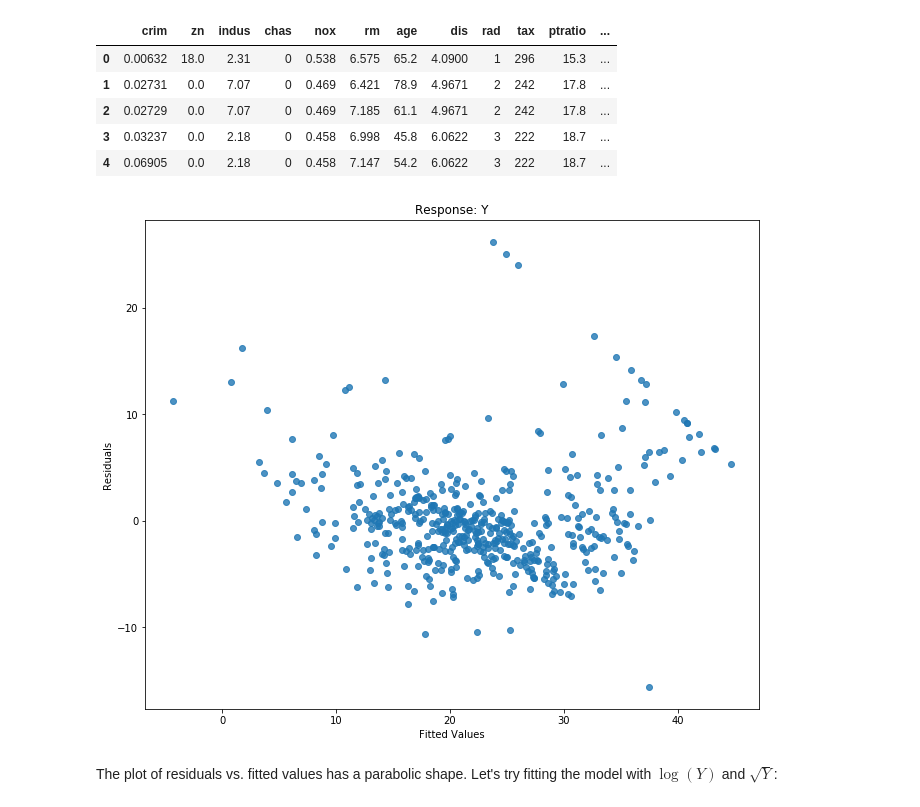
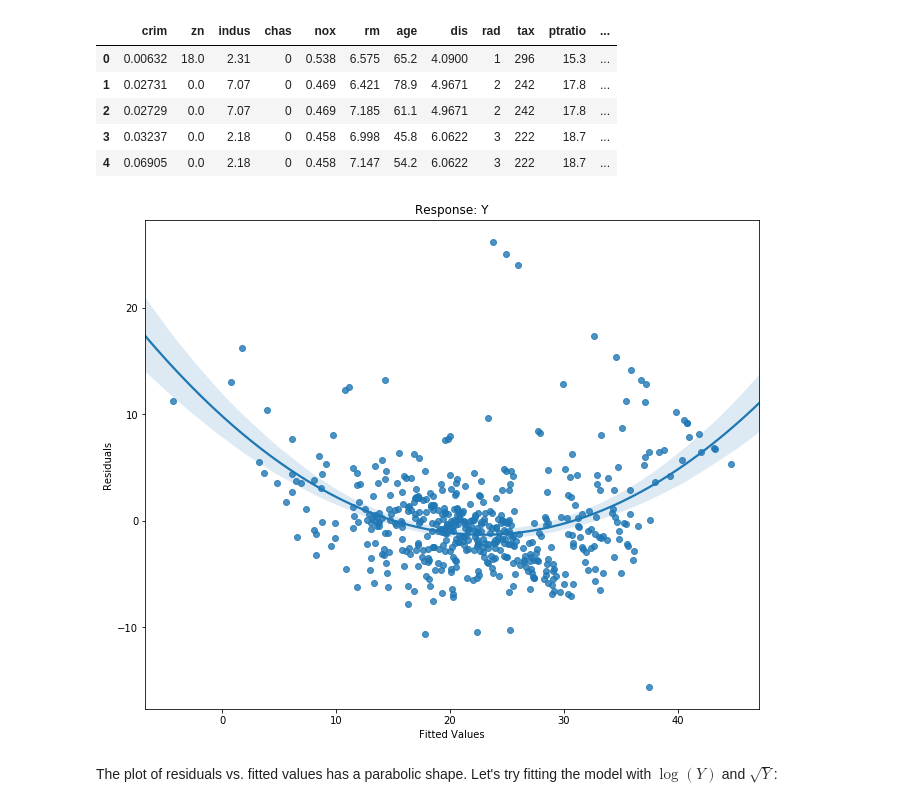
Before and after one commit to dsnair/ISLR, a Jupyter notebook: labs/chapter3/multiple_linear_regression.ipynb, the cells around one changed output. Saved outputs shown, nothing was run; the diff lists cells and outputs as text; code cells hidden in the pictures.

```diff
--- a/labs/chapter3/multiple_linear_regression.ipynb
+++ b/labs/chapter3/multiple_linear_regression.ipynb
@@ -106,12 +109,12 @@ x.head()
 lm = smf.ols(formula = "medv ~ x", data = df).fit()
 # %%
 fig, ax = plt.subplots(figsize=(11, 9))
-sns.regplot(x=lm.predict(), y=lm.resid, fit_reg=False)
+sns.regplot(x=lm.predict(), y=lm.resid, order=2)
 plt.ylabel('Residuals')
 plt.xlabel('Fitted Values')
 plt.title('Response: Y');
 # %% [output]
-[figure, old version]
+[figure, new version]
 # %% [markdown]
 The plot of residuals vs. fitted values has a parabolic shape. Let's try fitting the model with $\log(Y)$ and $\sqrt{Y}$:
 # %%
```
Also changed, not shown: parts of 7 cells of this notebook, 1 other file.
